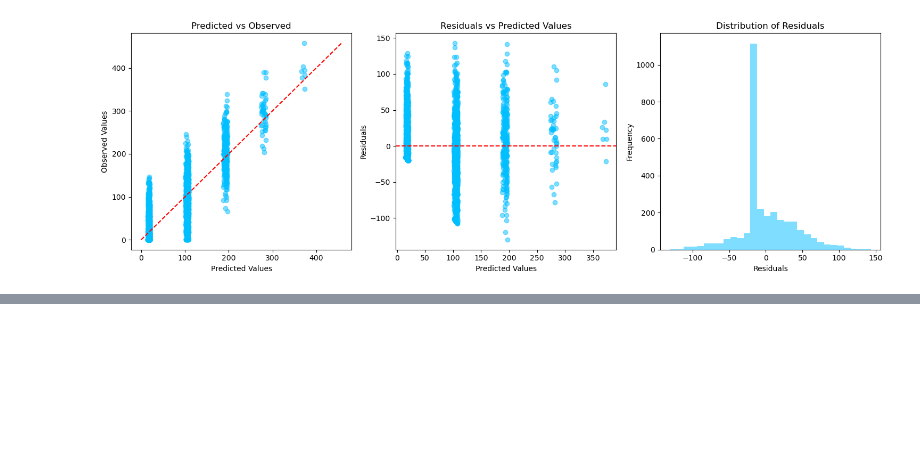
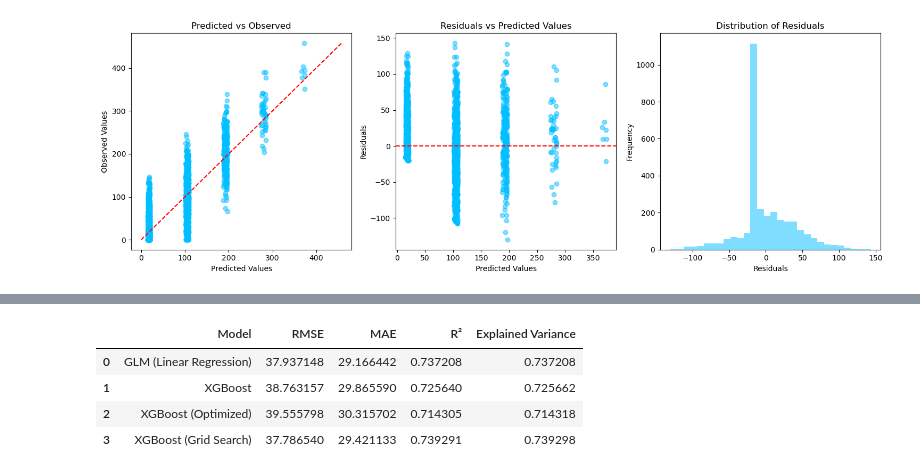
Before and after one commit to guilhermecadori/projects_Python, a Jupyter notebook: ModelDevelopmentAndAnalysis.ipynb, the cells around one changed output, grey strips where cells are left out. Saved outputs shown, nothing was run; the diff lists cells and outputs as text; code cells hidden in the pictures; blank space fills up the shorter version.

```diff
--- a/ModelDevelopmentAndAnalysis.ipynb
+++ b/ModelDevelopmentAndAnalysis.ipynb
@@ -372,0 +495,88 @@ plt.show()
+# %%
+# 1. Generalized Linear Model (GLM) using LinearRegression
+glm = LinearRegression()
+glm.fit(X_train_scaled, y_train)
+
+y_pred_glm = glm.predict(X_test_scaled)
+
+rmse_glm = np.sqrt(mean_squared_error(y_test, y_pred_glm))
+mae_glm = mean_absolute_error(y_test, y_pred_glm)
+r2_glm = r2_score(y_test, y_pred_glm)
+evs_glm = explained_variance_score(y_test, y_pred_glm)
+
+# 2. Gradient Boosting Machine (XGBoost)
+xgb = XGBRegressor(n_estimators=100, learning_rate=0.1, random_state=42)
+xgb.fit(X_train_scaled, y_train)
+
+y_pred_xgb = xgb.predict(X_test_scaled)
+
+rmse_xgb = np.sqrt(mean_squared_error(y_test, y_pred_xgb))
+mae_xgb = mean_absolute_error(y_test, y_pred_xgb)
+r2_xgb = r2_score(y_test, y_pred_xgb)
+evs_xgb = explained_variance_score(y_test, y_pred_xgb)
+
+# 3. Improved XGBoost with optimized hyperparameters
+xgb_optimized = XGBRegressor(
+    n_estimators=500,          # Increase number of trees
+    learning_rate=0.05,        # Lower learning rate for gradual improvements
+    max_depth=6,               # Increase tree depth for better learning
+    min_child_weight=1,        # Control overfitting
+    subsample=0.8,             # Use a subset of data for training each tree
+    colsample_bytree=0.8,      # Use a subset of features for training each tree
+    gamma=0,                   # Minimum loss reduction to make a split
+    reg_alpha=0.1,             # L1 regularization
+    reg_lambda=1.0,            # L2 regularization
+    random_state=42
+)
+
+xgb_optimized.fit(X_train_scaled, y_train)
+
+y_pred_xgb_optimized = xgb_optimized.predict(X_test_scaled)
+
+rmse_xgb_optimized = np.sqrt(mean_squared_error(y_test, y_pred_xgb_optimized))
+mae_xgb_optimized = mean_absolute_error(y_test, y_pred_xgb_optimized)
+r2_xgb_optimized = r2_score(y_test, y_pred_xgb_optimized)
+evs_xgb_optimized = explained_variance_score(y_test, y_pred_xgb_optimized)
+
+# 4. XGBoost with GridSearchCV
+param_grid = {
+    'n_estimators': [100, 300, 500],
+    'learning_rate': [0.01, 0.05, 0.1],
+    'max_depth': [3, 6, 10],
+    'min_child_weight': [1, 3, 5],
+    'subsample': [0.6, 0.8, 1.0],
+    'colsample_bytree': [0.6, 0.8, 1.0]
+}
+
+grid_search = GridSearchCV(
+    estimator=XGBRegressor(random_state=42),
+    param_grid=param_grid,
+    scoring='neg_root_mean_squared_error',
+    cv=3,
+    verbose=2,
+    n_jobs=-1
+)
+
+grid_search.fit(X_train_scaled, y_train)
+
+# Best estimator from grid search
+xgb_grid = grid_search.best_estimator_
+
+y_pred_xgb_grid = xgb_grid.predict(X_test_scaled)
+
+rmse_xgb_grid = np.sqrt(mean_squared_error(y_test, y_pred_xgb_grid))
+mae_xgb_grid = mean_absolute_error(y_test, y_pred_xgb_grid)
+r2_xgb_grid = r2_score(y_test, y_pred_xgb_grid)
+evs_xgb_grid = explained_variance_score(y_test, y_pred_xgb_grid)
+
+# Compare Models
+comparison = pd.DataFrame({
+    'Model': ['GLM (Linear Regression)', 'XGBoost', 'XGBoost (Optimized)', 'XGBoost (Grid Search)'],
+    'RMSE': [rmse_glm, rmse_xgb, rmse_xgb_optimized, rmse_xgb_grid],
+    'MAE': [mae_glm, mae_xgb, mae_xgb_optimized, mae_xgb_grid],
+    'R²': [r2_glm, r2_xgb, r2_xgb_optimized, r2_xgb_grid],
+    'Explained Variance': [evs_glm, evs_xgb, evs_xgb_optimized, evs_xgb_grid]
+})
+
+comparison
+# %% [output]
@@ -372,0 +584,5 @@ plt.show()
+|  | Model | RMSE | MAE | R² | Explained Variance |
+| 0 | GLM (Linear Regression) | 37.937148 | 29.166442 | 0.737208 | 0.737208 |
+| 1 | XGBoost | 38.763157 | 29.865590 | 0.725640 | 0.725662 |
+| 2 | XGBoost (Optimized) | 39.555798 | 30.315702 | 0.714305 | 0.714318 |
+| 3 | XGBoost (Grid Search) | 37.786540 | 29.421133 | 0.739291 | 0.739298 |
```
Also changed, not shown: parts of 19 cells of this notebook, 1 other file.
